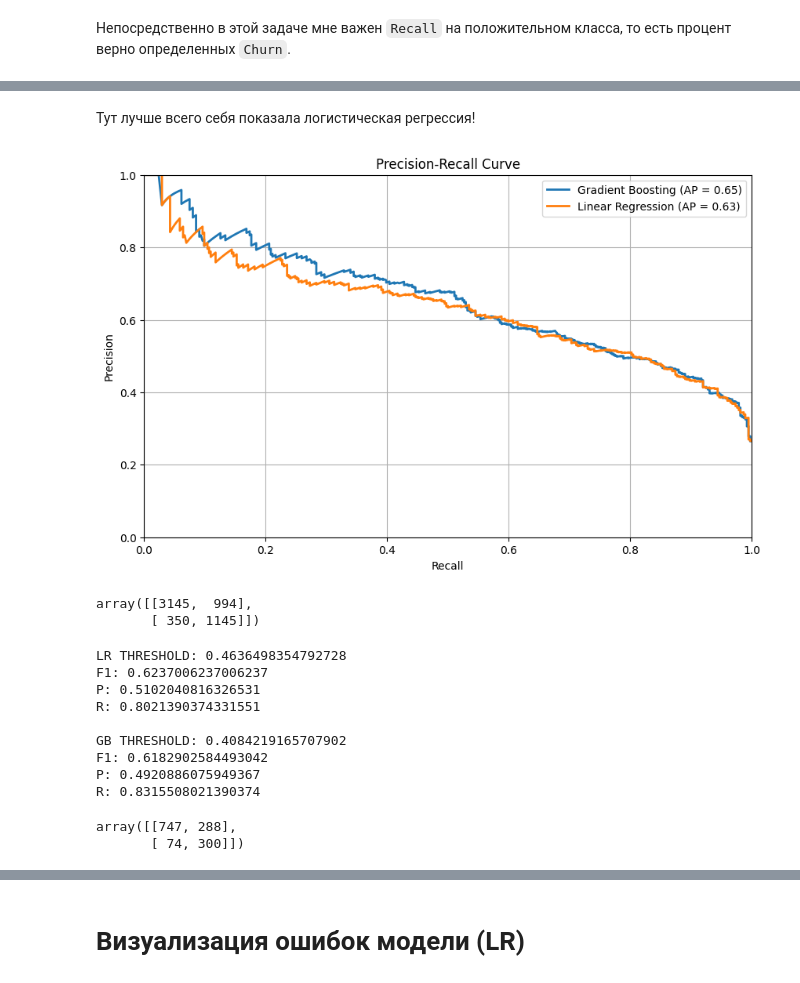
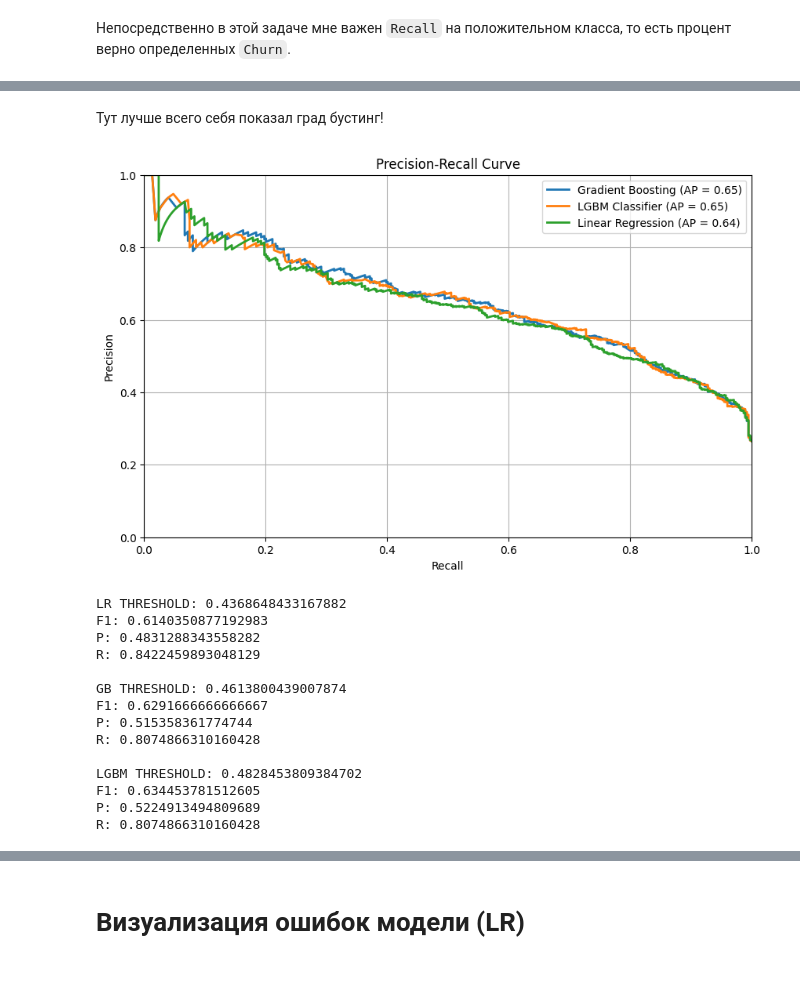
Before and after one commit to rezect/customer-churn-prediction, a Jupyter notebook: notebooks/03_modeling.ipynb, the cells around one changed output, grey strips where cells are left out. Cells and saved outputs as stored; diff of their text form; code cells hidden in the pictures.

```diff
--- a/notebooks/03_modeling.ipynb
+++ b/notebooks/03_modeling.ipynb
@@ -72,13 +78,19 @@ def fit_and_evaluate(models, cv=10):
 ## Models Comparation
 # %%
 from sklearn.linear_model import LogisticRegression
+from sklearn.neighbors import KNeighborsClassifier
 from sklearn.ensemble import GradientBoostingClassifier, RandomForestClassifier
 from xgboost import XGBClassifier
 from sklearn.svm import LinearSVC
 from sklearn.svm import SVC
 from lightgbm import LGBMClassifier
+from catboost import CatBoostClassifier
 
-lgbm = LGBMClassifier(random_state=RND_SEED, verbose=-1)
+lgbm = LGBMClassifier(objective='binary', random_state=RND_SEED, verbose=-1)
+
+knn = KNeighborsClassifier(n_neighbors=5)
+
+cb = CatBoostClassifier()
 
 lr = LogisticRegression(random_state=RND_SEED, penalty='l2')
 
@@ -100,5 +112,7 @@ models = [
     ("Gradient Boosting", gb),
     ("Linear SVC", lin_svc),
     ("SVC", svc),
+    ("CatBoost", svc),
+    ("KNC", svc),
 ]
 # %%
@@ -138,6 +149,7 @@ def fine_tuning_models(models_data):
         models_data[name] = {
             "pipeline": ImbPipeline([
                 ("preproc", preprocessing.named_steps['preproc']),
+                ("drop", preprocessing.named_steps['drop']),
                 ("smote", preprocessing.named_steps['smote']),
                 ("model", model_data["model"]),
             ]),
@@ -151,10 +163,13 @@ def fine_tuning_models(models_data):
     print('=' * 50 + "Tuned models!!!" + '=' * 50)
 
     best_models = {}
+    n_iter = 50
 
     for name, model_data in models_data.items():
+        if name == "Logistic Regression":
+            n_iter = 200
         rnd_search = RandomizedSearchCV(model_data["pipeline"], param_distributions=model_data["param_distrib"],
-                                        n_iter=50, cv=5, n_jobs=-1, random_state=RND_SEED, scoring='roc_auc')
+                                        n_iter=n_iter, cv=5, n_jobs=-1, random_state=RND_SEED, scoring='roc_auc')
         rnd_search.fit(X_train, y_train)
 
         roc_auc_losses_cv = rnd_search.best_score_
@@ -227,49 +276,45 @@ Linear SVC AUC:
 # %% [markdown]
-Тут лучше всего себя показала логистическая регрессия!
+Тут лучше всего себя показал град бустинг!
 # %%
 gb_tuned = best_models["Gradient Boosting"]
 lr_tuned = best_models["Logistic Regression"]
-lin_svc_tuned = best_models["Linear SVC"]
+lgbm_tuned = best_models["LightGBM"]
 
 from sklearn.metrics import precision_recall_curve, average_precision_score
 import matplotlib.pyplot as plt
 import numpy as np
 
 y_scores = gb_tuned.predict_proba(X_test)[:, 1]
 
 precision, recall, thresholds = precision_recall_curve(y_test, y_scores)
 average_precision = average_precision_score(y_test, y_scores)
 
 # Строим график
 plt.figure(figsize=(10, 6))
 plt.plot(recall, precision, linewidth=2, label=f'Gradient Boosting (AP = {average_precision:.2f})')
 
+y_scores = lgbm_tuned.predict_proba(X_test)[:, 1]
+
+precision, recall, thresholds = precision_recall_curve(y_test, y_scores)
+average_precision = average_precision_score(y_test, y_scores)
+
+plt.plot(recall, precision, linewidth=2, label=f'LGBM Classifier (AP = {average_precision:.2f})')
+
 y_scores = lr_tuned.predict_proba(X_test)[:, 1]
 
 precision, recall, thresholds = precision_recall_curve(y_test, y_scores)
 average_precision = average_precision_score(y_test, y_scores)
 
 plt.plot(recall, precision, linewidth=2, label=f'Linear Regression (AP = {average_precision:.2f})')
 plt.xlabel('Recall')
 plt.ylabel('Precision')
 plt.title('Precision-Recall Curve')
 plt.legend()
 plt.grid(True)
 plt.axis([0, 1, 0, 1])
 plt.show()
 # %% [output]
-[figure, old version]
+[figure, new version]
-# %%
-from sklearn.model_selection import learning_curve, cross_val_predict
-from sklearn.metrics import confusion_matrix
-
-y_pred_cv = cross_val_predict(lr_tuned, X_train, y_train, cv=10, n_jobs=-1)
-cm_cv = confusion_matrix(y_train, y_pred_cv)
-
-cm_cv
-# %% [output]
-array([[3145,  994],
-       [ 350, 1145]])
 # %%
 def get_optimal_threshold(model, target='f1', target_score=0.8, help_metric='recall', help_metric_min_score=0.7):
     from sklearn.metrics import precision_recall_curve
@@ -344,30 +393,28 @@ print(f'GB THRESHOLD: {optimal_threshold_GB}')
 print(f'F1: {f1_score(y_test, y_pred_otimised_GB)}')
 print(f'P: {precision_score(y_test, y_pred_otimised_GB)}')
 print(f'R: {recall_score(y_test, y_pred_otimised_GB)}')
+print()
+print(f'LGBM THRESHOLD: {optimal_threshold_LGBM}')
+print(f'F1: {f1_score(y_test, y_pred_otimised_LGBM)}')
+print(f'P: {precision_score(y_test, y_pred_otimised_LGBM)}')
+print(f'R: {recall_score(y_test, y_pred_otimised_LGBM)}')
 
 # THRESHOLD: 0.4636498354792728
 # F1: 0.6237006237006237
 # P: 0.5102040816326531
 # R: 0.8021390374331551
 # %% [output]
-LR THRESHOLD: 0.4636498354792728
-F1: 0.6237006237006237
-P: 0.5102040816326531
-R: 0.8021390374331551
+LR THRESHOLD: 0.4368648433167882
+F1: 0.6140350877192983
+P: 0.4831288343558282
+R: 0.8422459893048129
 
-GB THRESHOLD: 0.4084219165707902
-F1: 0.6182902584493042
-P: 0.4920886075949367
-R: 0.8315508021390374
+GB THRESHOLD: 0.4613800439007874
+F1: 0.6291666666666667
+P: 0.515358361774744
+R: 0.8074866310160428
+
+LGBM THRESHOLD: 0.4828453809384702
+F1: 0.634453781512605
+P: 0.5224913494809689
+R: 0.8074866310160428
-# %%
-y_pred_test = lr_tuned.predict(X_test)
-y_pred_proba_test = lr_tuned.predict_proba(X_test)
-cm = confusion_matrix(y_test, y_pred_test)
-
-cm
-
-# array([[747, 288],
-#        [ 74, 300]])
-# %% [output]
-array([[747, 288],
-       [ 74, 300]])
```
Also changed, not shown: parts of 18 cells of this notebook.
